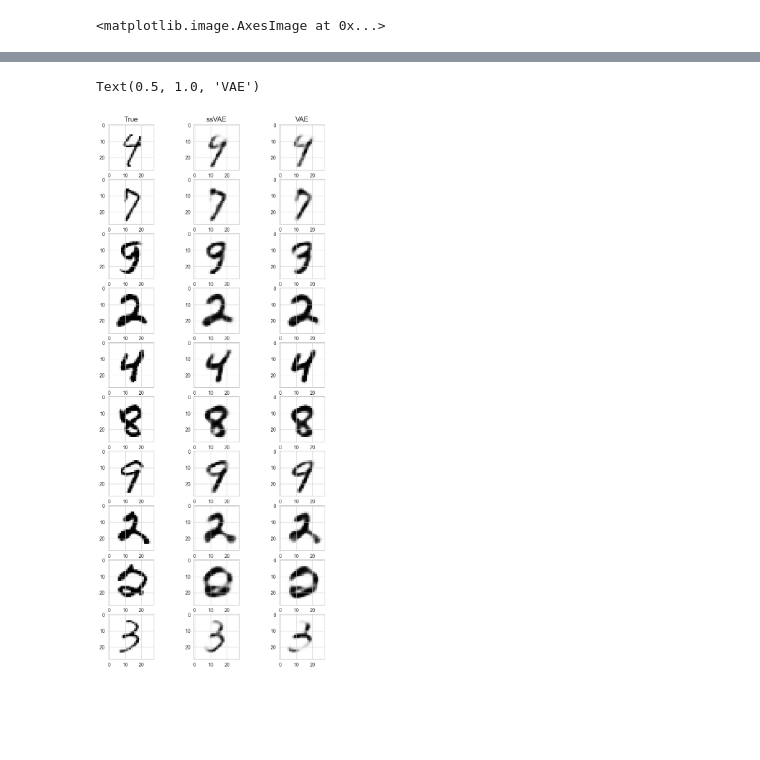
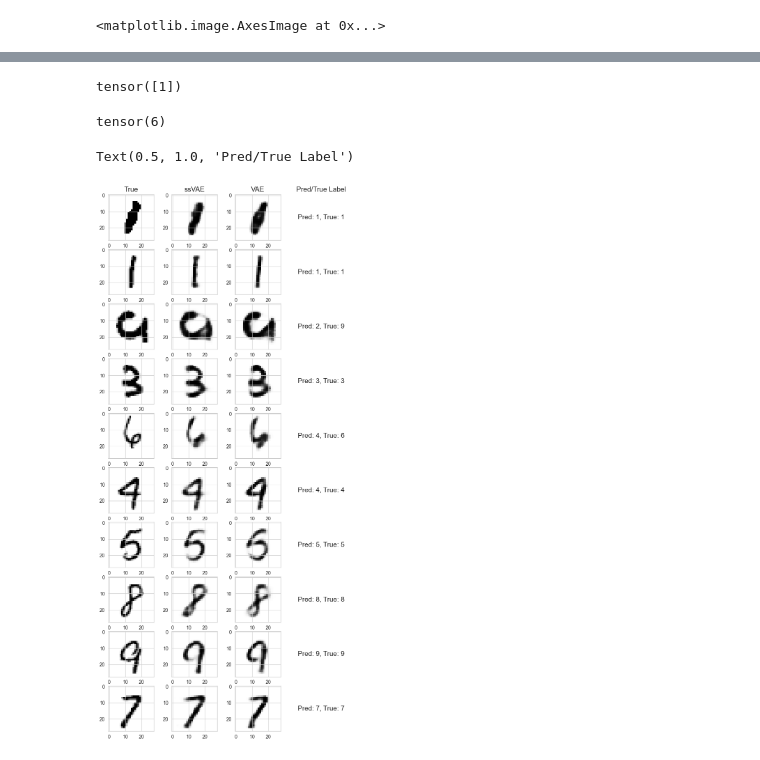
Before and after one commit to teisnotte/model-based-machine-learning-ssvae, a Jupyter notebook: ssVAE_mabeng.ipynb, the cells around one changed output, grey strips where cells are left out. Cells and saved outputs as stored; diff of their text form; code cells hidden in the pictures; blank space fills up the shorter version.

```diff
--- a/ssVAE_mabeng.ipynb
+++ b/ssVAE_mabeng.ipynb
@@ -375,8 +375,8 @@ num_classes = 10 # as we have 10 digits in MNIST
 # %%
 def classifier_model(x, obs=None):
     z = vae.encoder(x)[0]
-    alpha = pyro.sample("alpha", pyro.distributions.Normal(0., 1.).expand( [num_classes]).to_event())
-    beta = pyro.sample("beta", pyro.distributions.Normal(0., 1.).expand([z.shape[1], num_classes]).to_event())
+    alpha = pyro.sample("alpha_c", pyro.distributions.Normal(0., 1.).expand( [num_classes]).to_event())
+    beta = pyro.sample("beta_c", pyro.distributions.Normal(0., 1.).expand([z.shape[1], num_classes]).to_event())
     logits =   z @ beta + alpha
     with pyro.plate("data", z.shape[0]):
         y = pyro.sample("y", pyro.distributions.Categorical(logits=logits), obs=obs)
@@ -643,27 +641,54 @@ for epoch in range(num_epochs):
+# %%
+ssvae.classifier(test_img)
+# %% [output]
+tensor([1])
+# %%
+np.argmax(y_batch[index])
+# %% [output]
+tensor(6)
 # %%
-fig, axs = plt.subplots(10, 3, figsize=(9, 20))
-x = next(iter(test_loader))[0]
+# Obtain both data (x_batch) and labels (y_batch) from the test loader
+x_batch, y_batch = next(iter(test_loader))
 if use_cuda:
-    x = x.cuda()
+    x_batch = x_batch.cuda()
 
-# pick 10 random images to reconstruct
-reco_indices = np.random.randint(0, x.shape[0], 10)
+fig, axs = plt.subplots(10, 4, figsize=(9, 20))
+
+# Pick 10 random images to reconstruct
+reco_indices = np.random.randint(0, x_batch.shape[0], 10)
 for i in range(10):
     index = reco_indices[i]
-    test_img = x[index, :]
+    test_img = x_batch[index]
 
-    # Reconstruction with ssvae
+    # Reconstructions from ssVAE and VAE
     reco_img_ssvae = ssvae.reconstruct_img(test_img)
-    # Reconstruction with vae
     reco_img_vae = vae.reconstruct_img(test_img)
+
+    # Classifier returns a distribution, so extract the predicted label
+    pred_label = int(ssvae.classifier(test_img))
+
+    # True label
+    true_label = np.argmax(y_batch[index])
 
     axs[i, 0].imshow(test_img.reshape(28, 28).detach().cpu().numpy(), cmap="Greys")
     axs[i, 1].imshow(reco_img_ssvae.reshape(28, 28).detach().cpu().numpy(), cmap="Greys")
     axs[i, 2].imshow(reco_img_vae.reshape(28, 28).detach().cpu().numpy(), cmap="Greys")
 
+    # Fourth subplot: display predicted and true label
+    axs[i, 3].axis("off")
+    axs[i, 3].text(
+        0.5,
+        0.5,
+        f"Pred: {pred_label}, True: {true_label}",
+        fontsize=14,
+        ha="center",
+        va="center",
+    )
+
 axs[0, 0].set_title("True")
 axs[0, 1].set_title("ssVAE")
 axs[0, 2].set_title("VAE")
+axs[0, 3].set_title("Pred/True Label")
 # %% [output]
-Text(0.5, 1.0, 'VAE')
+Text(0.5, 1.0, 'Pred/True Label')
-[figure, old version]
+[figure, new version]
```
Also changed, not shown: parts of 7 cells of this notebook.
